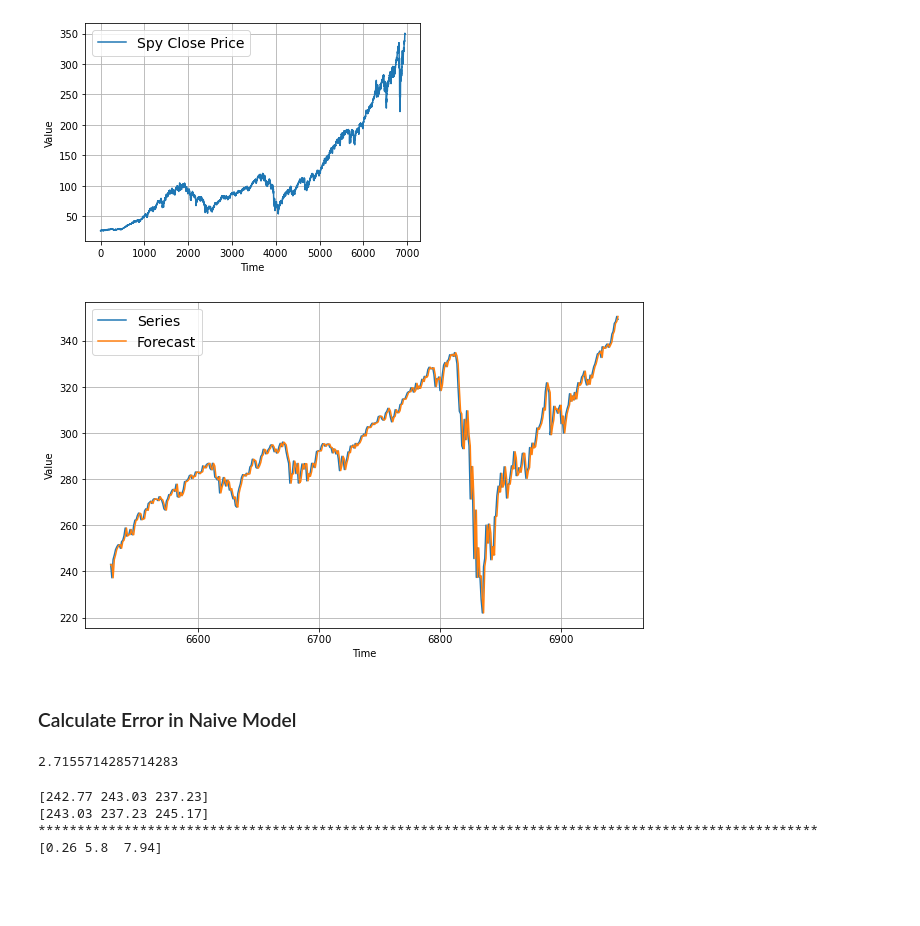
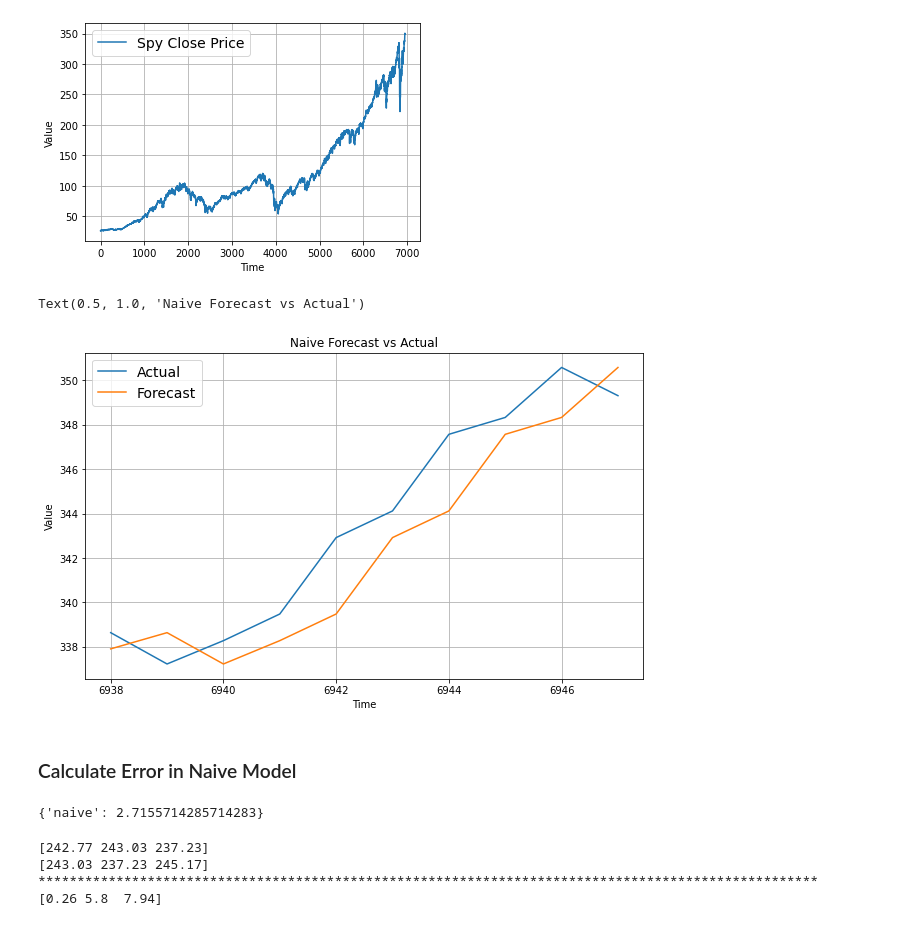
Before and after one commit to bsamaha/SPY-Time-Series-Predictions, a Jupyter notebook: Time Series Forecasting of ETFs.ipynb, the cells around one changed output. Saved outputs shown, nothing was run; the diff lists cells and outputs as text; code cells hidden in the pictures; blank space fills up the shorter version.

Commit message:
Added a lot of images and updated readme

```diff
--- a/Time Series Forecasting of ETFs.ipynb
+++ b/Time Series Forecasting of ETFs.ipynb
@@ -76,18 +92,21 @@ plot_series(time=spy.index,series=spy['Close'], label = 'Spy Close Price')
 naive_forecast = series[test_split_index-1 :-1]
 # %%
 plt.figure(figsize=(10, 6))
-plot_series(series.index[test_split_index:], x_test, label="Series")
-plot_series(series.index[test_split_index:], naive_forecast, label="Forecast")
+plot_series(x_test.index[-10:], x_test[-10:], label="Actual")
+plot_series(x_test.index[-10:], naive_forecast[-10:], label="Forecast")
+plt.title('Naive Forecast vs Actual')
 # %% [output]
+Text(0.5, 1.0, 'Naive Forecast vs Actual')
-[figure, old version]
+[figure, new version]
 # %% [markdown]
 ### Calculate Error in Naive Model
 # %%
 # Alternative way to show MAE to stay consistent with what we will be doing later
 naive_forecast_mae = keras.metrics.mean_absolute_error(x_test, naive_forecast).numpy()
-naive_forecast_mae
+model_mae_scores['naive'] = naive_forecast_mae
+model_mae_scores
 # %% [output]
-2.7155714285714283
+{'naive': 2.7155714285714283}
 # %%
 # Show first 3 values of our forecast
 print(naive_forecast.values[:3])
```
Also changed, not shown: parts of 21 cells of this notebook, 28 other files.
